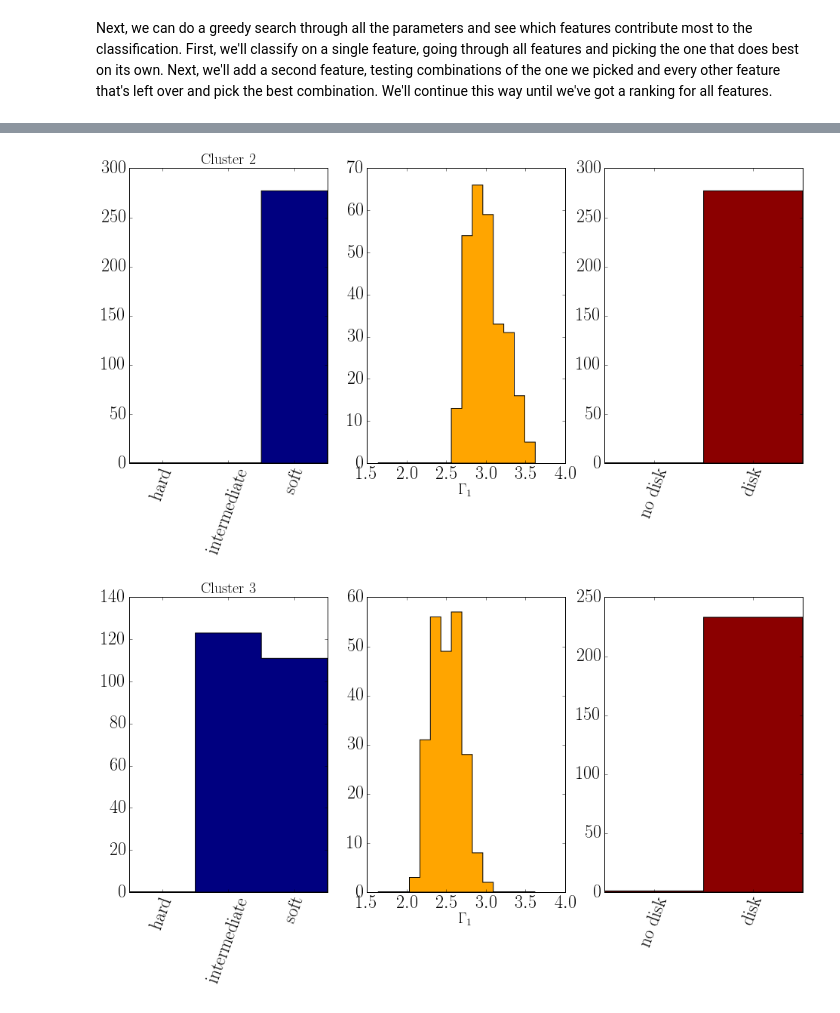
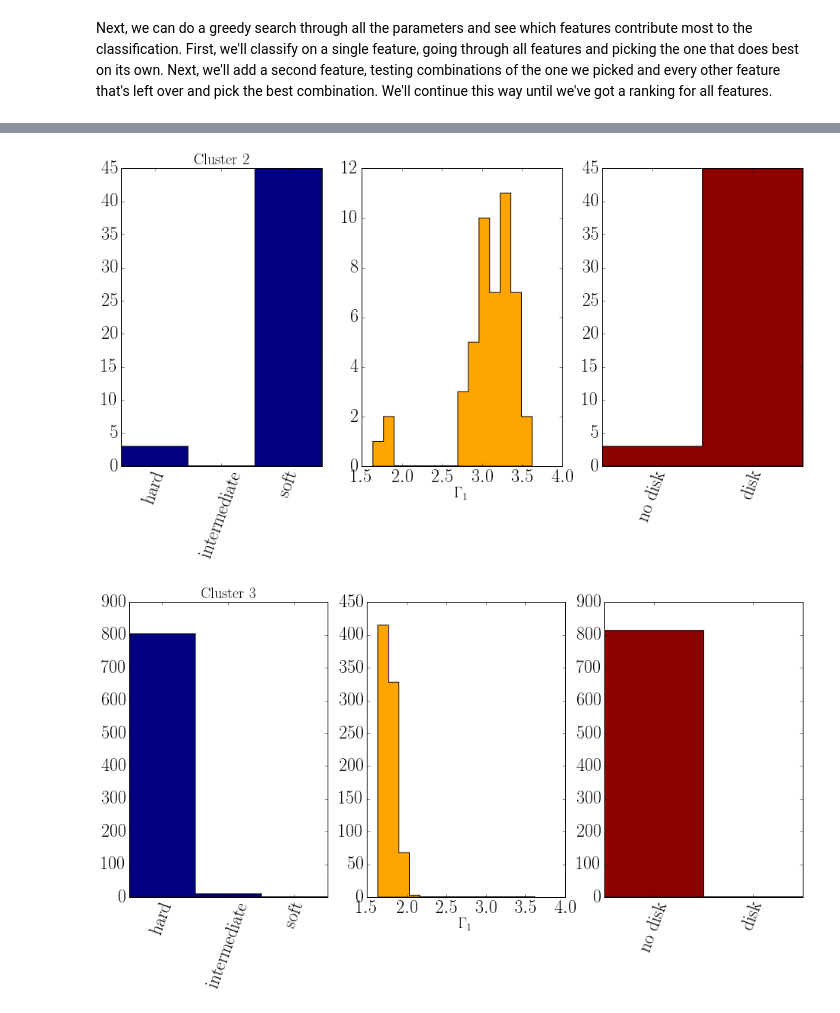
Before and after one commit to dhuppenkothen/cygx1class, a Jupyter notebook: CygX1_state_classification.ipynb, the cells around one changed output, grey strips where cells are left out. Saved outputs shown, nothing was run; the diff lists cells and outputs as text; code cells hidden in the pictures.

```diff
--- a/CygX1_state_classification.ipynb
+++ b/CygX1_state_classification.ipynb
@@ -438,0 +467,5 @@ Before we go to bed, we'll try out some clustering just for fun
+# %%
+scaler = StandardScaler().fit(features_new)
+fscaled_new = scaler.transform(features_new)[:,:6]
+fscaled_new_train = scaler.transform(features_new_train)[:,:6]
+fscaled_new_test = scaler.transform(features_new_test)[:,:6]
@@ -461,0 +639,17 @@ plt.hist(pred_labels+1., bins=len(pred_label_set), range=[1,4])
+# %%
+for p in pred_label_set:
+    mymembers = pred_labels_gmm == p
+    pstates = states[0,mymembers]
+    pgammas = gammas[mymembers]
+    pdisk = disk[mymembers]
+    fig = plt.figure(figsize=(16,7))
+    ax = fig.add_subplot(131)
+    ax.hist(pstates, bins=3, range=[0.5,3.5], histtype="stepfilled", color="navy")
+    ax.set_title("Cluster %s"%p)
+    plt.xticks([1, 2, 3], ["hard", "intermediate", "soft"], rotation=70)
+    ax2 = fig.add_subplot(132)
+    ax2.hist(pgammas, bins=15, range=[np.min(gammas), np.max(gammas)],color="orange", histtype="stepfilled")
+    ax2.set_xlabel("$\Gamma_1$")
+    ax3 = fig.add_subplot(133)
+    ax3.hist(pdisk+1, bins=2, range=[0.5,2.5], histtype="stepfilled", color="darkred")
+    plt.xticks([1, 2], ["no disk", "disk"], rotation=70)
@@ -461,0 +811,14 @@ plt.hist(pred_labels+1., bins=len(pred_label_set), range=[1,4])
+# %%
+from sklearn.mixture import GMM
+n_classes = 10
+covar_type = "full"
+
+bic_all = []
+pred_labels_all = []
+for n in range(1,n_classes, 1):
+    gmmc = GMM(n_components=n, covariance_type=covar_type, n_iter=100)
+    gmmc.fit(fscaled)
+    bic = gmmc.bic(fscaled)
+    bic_all.append(bic)
+    pred_labels = gmmc.predict(fscaled)
+    pred_labels_all.append(pred_labels)
@@ -462,3 +830,5 @@ plt.hist(pred_labels+1., bins=len(pred_label_set), range=[1,4])
+# %%
+pl = pred_labels_all[6]
 # %%
 
 p = figure(title = "Cygnus X-1, t-SNE plot with human labels",
@@ -497,8 +867,9 @@ show(p)
 # %% [output]
 [interactive output not drawn]
 # %%
+pred_label_set = list(set(pl))
 for p in pred_label_set:
-    mymembers = pred_labels == p
+    mymembers = pl == p
     pstates = states[0,mymembers]
     pgammas = gammas[mymembers]
     pdisk = disk[mymembers]
@@ -519,2 +890,2 @@ for p in pred_label_set:
-[figure, old version]
+[figure, new version]
-[figure, old version]
+[figure, new version]
```
Also changed, not shown: parts of 47 cells of this notebook.
